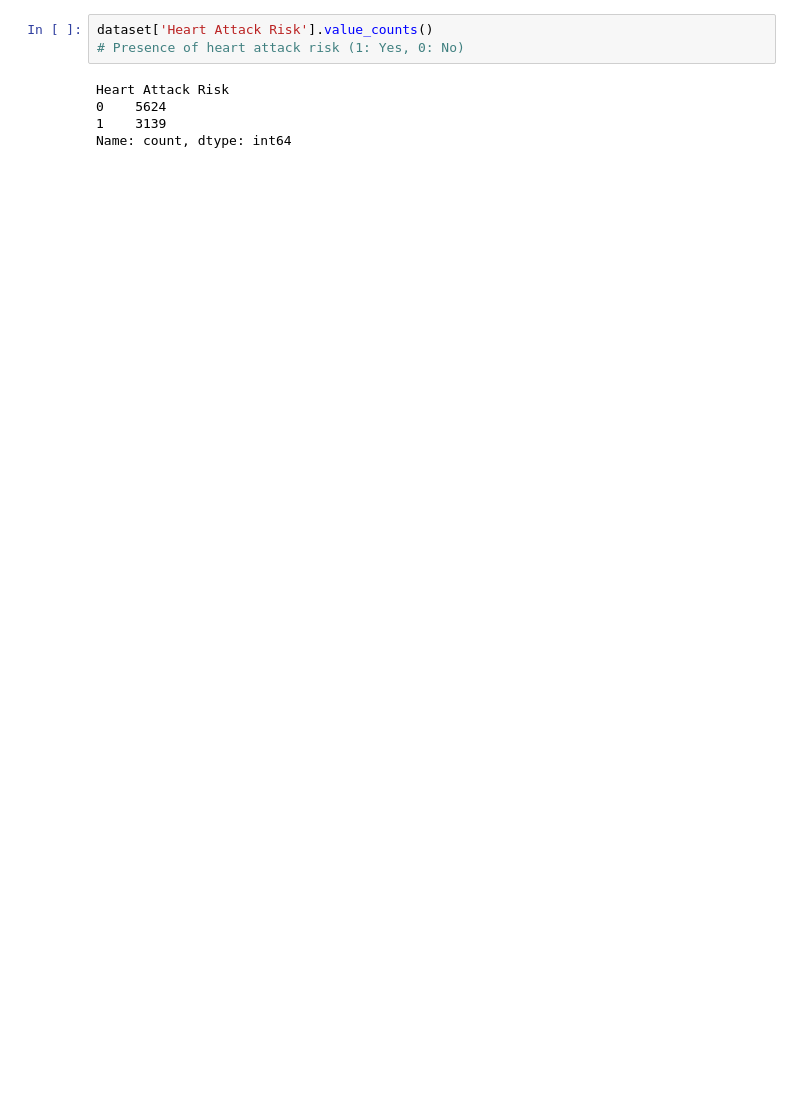
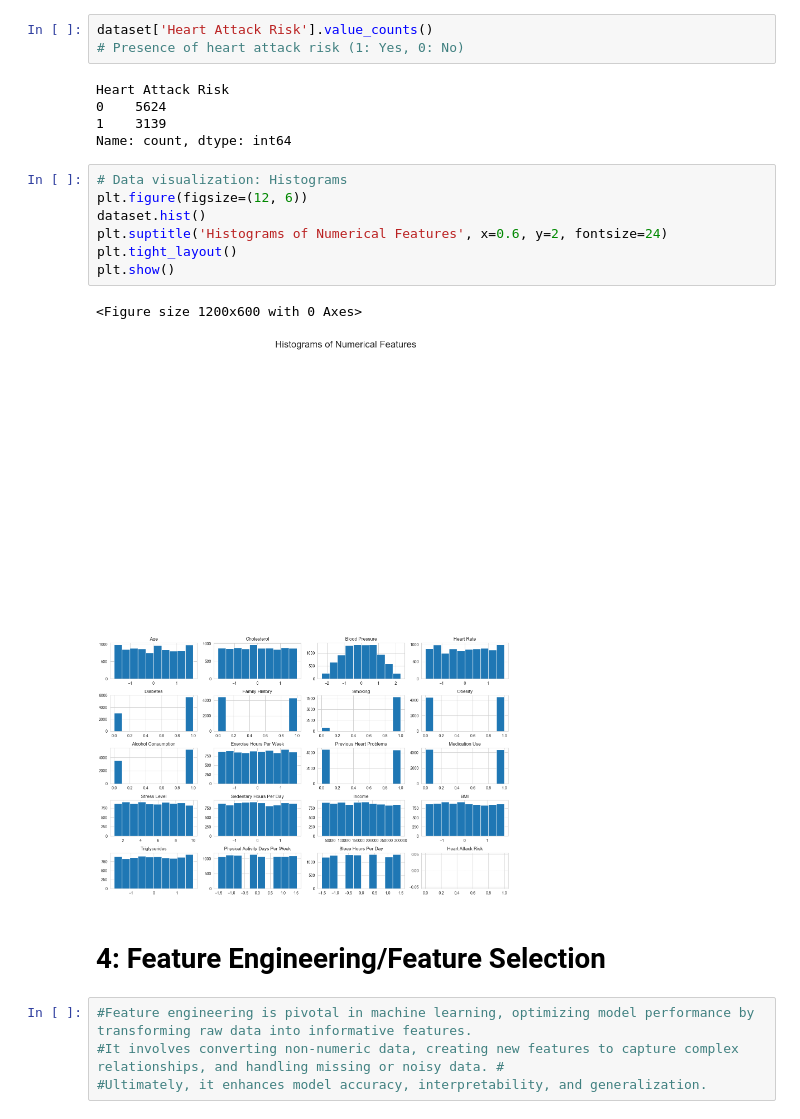
Before and after one commit to DEVI40001/Heart-Failure-Prediction-with-Machine-Learning-Algorithms, a Jupyter notebook: Heart_Failure_Detection-Swati-CIND820.ipynb, the cells around one changed output. Saved outputs shown, nothing was run; the diff lists cells and outputs as text; blank space fills up the shorter version.

```diff
--- a/Heart_Failure_Detection-Swati-CIND820.ipynb
+++ b/Heart_Failure_Detection-Swati-CIND820.ipynb
@@ -233,3 +256,19 @@ Heart Attack Risk
 0    5624
 1    3139
 Name: count, dtype: int64
+# %%
+# Data visualization: Histograms
+plt.figure(figsize=(12, 6))
+dataset.hist()
+plt.suptitle('Histograms of Numerical Features', x=0.6, y=2, fontsize=24)
+plt.tight_layout()
+plt.show()
+# %% [output]
+<Figure size 1200x600 with 0 Axes>
+[figure, added]
+# %% [markdown]
+# 4: Feature Engineering/Feature Selection
+# %%
+#Feature engineering is pivotal in machine learning, optimizing model performance by transforming raw data into informative features.
+#It involves converting non-numeric data, creating new features to capture complex relationships, and handling missing or noisy data. #
+#Ultimately, it enhances model accuracy, interpretability, and generalization.
```
Also changed, not shown: parts of 13 cells of this notebook, 1 other file.
